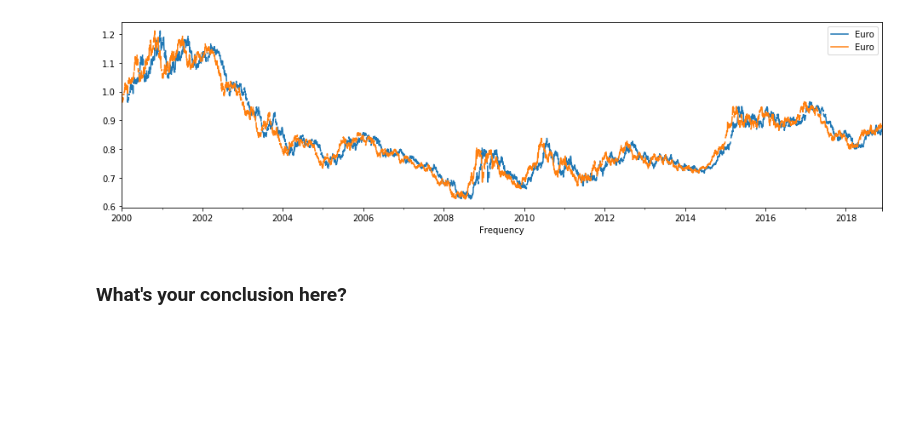
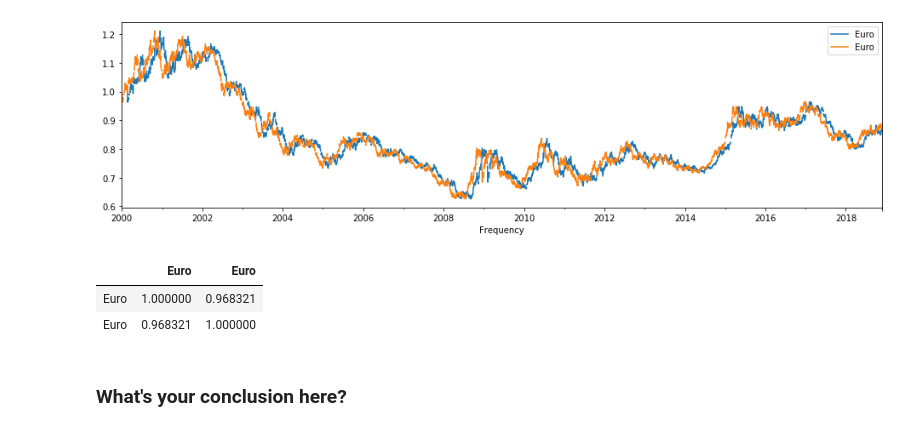
Before and after one commit to rmei97/dsc-corr-autocorr-in-time-series-lab-nyc-ds-033020, a Jupyter notebook: index.ipynb, the cells around one changed output. Drawn from its saved outputs; the diff is of its cells as text; code cells hidden in the pictures; blank space fills up the shorter version.

```diff
--- a/index.ipynb
+++ b/index.ipynb
@@ -147,6 +147,10 @@ lag_50.plot(figsize = (16,4))
 [figure]
 # %%
 # Correlation
-lag
+lag_50.corr()
+# %% [output]
+|  | Euro | Euro |
+| Euro | 1.000000 | 0.968321 |
+| Euro | 0.968321 | 1.000000 |
 # %% [markdown]
 ### What's your conclusion here?
```
Also changed, not shown: parts of 1 cell of this notebook.
